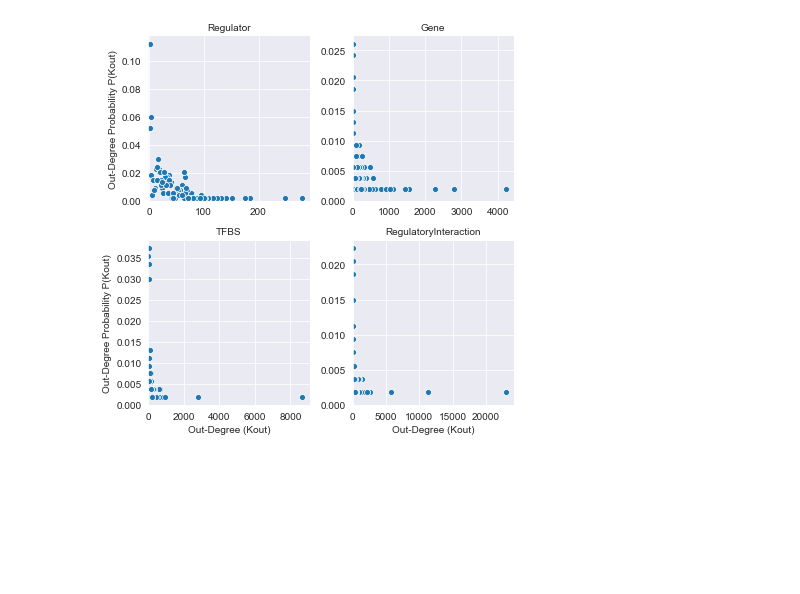
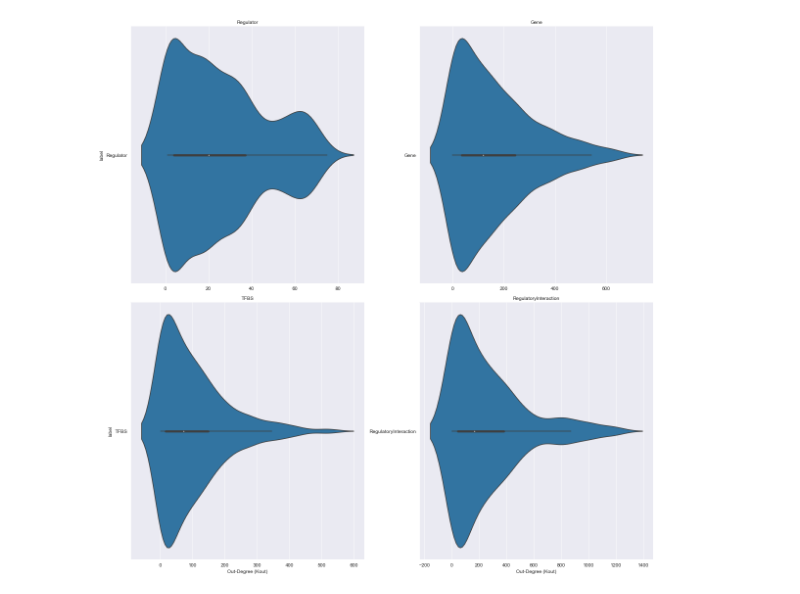
Before and after one commit to cruz-f/protrend-database, a Jupyter notebook: src/protrend/report/distribution_report.ipynb, the cells around one changed output. Saved outputs shown, nothing was run; the diff lists cells and outputs as text; code cells hidden in the pictures; blank space fills up the shorter version.

```diff
--- a/src/protrend/report/distribution_report.ipynb
+++ b/src/protrend/report/distribution_report.ipynb
@@ -50,16 +51,20 @@ df
 # %%
-from matplotlib import pyplot as plt
-# library & dataset
 import seaborn as sns
+g = sns.FacetGrid(organism_degree,
+                  col="label",
+                  col_wrap=2,
+                  palette="Set3",
+                  sharex=False,
+                  sharey=False,
+                  height=8)
 
-g = sns.FacetGrid(df, col="label", col_wrap=2, sharex=False, sharey=False)
-g.map(sns.scatterplot, x, y)
+g.map(sns.violinplot,
+      "Out-Degree (Kout)",
+      "label")
 
-g.set(xlim=-1, ylim=0)
 g.set_titles("{col_name}")
 
-# save the figure
-plt.savefig("organism_degree.png", bbox_inches="tight", dpi=150)
+plt.savefig("organism_degree_violin.png", bbox_inches="tight", dpi=150)
 plt.show()
 # %% [output]
-[figure, old version]
+[figure, new version]
```
Also changed, not shown: parts of 14 cells of this notebook, 5 other files.
